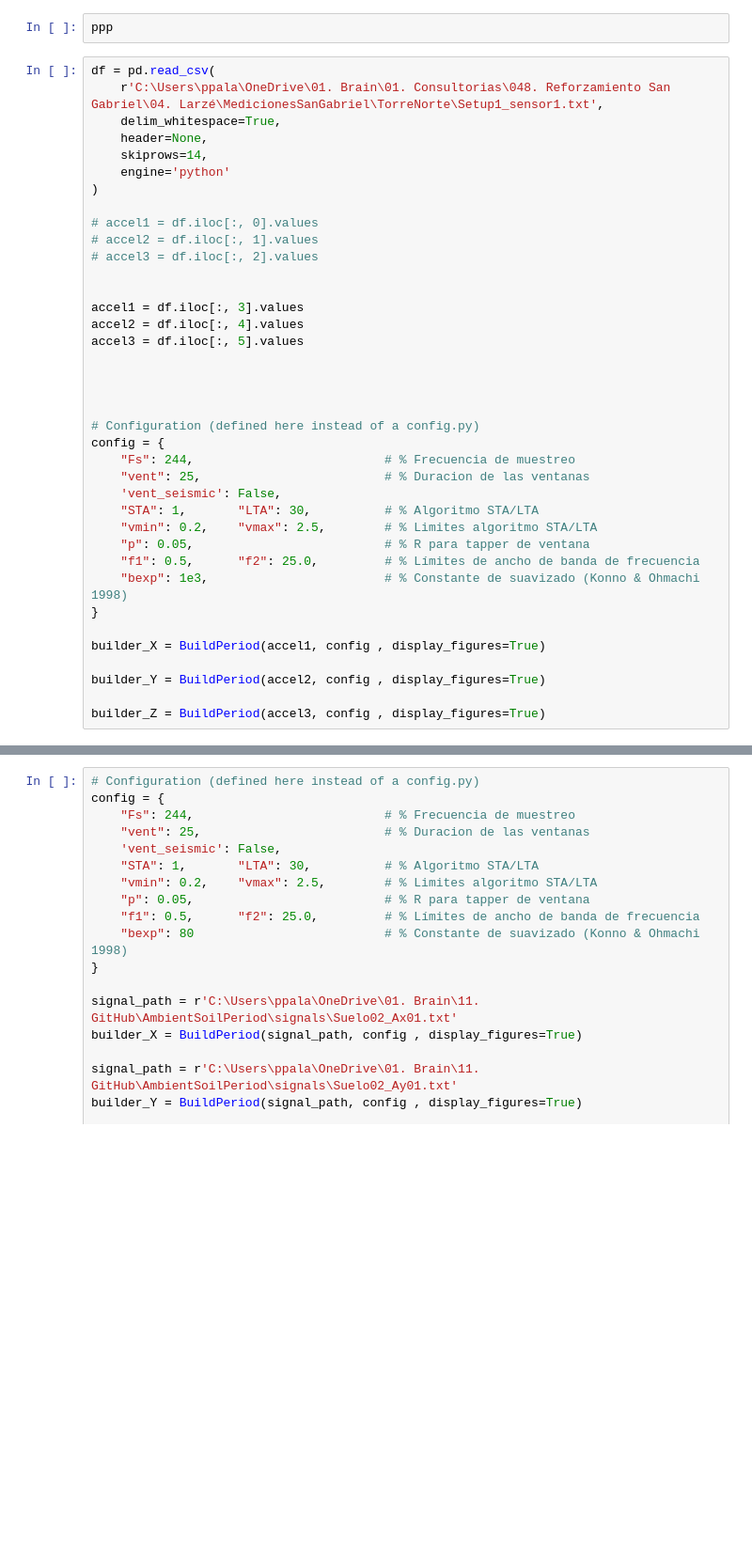
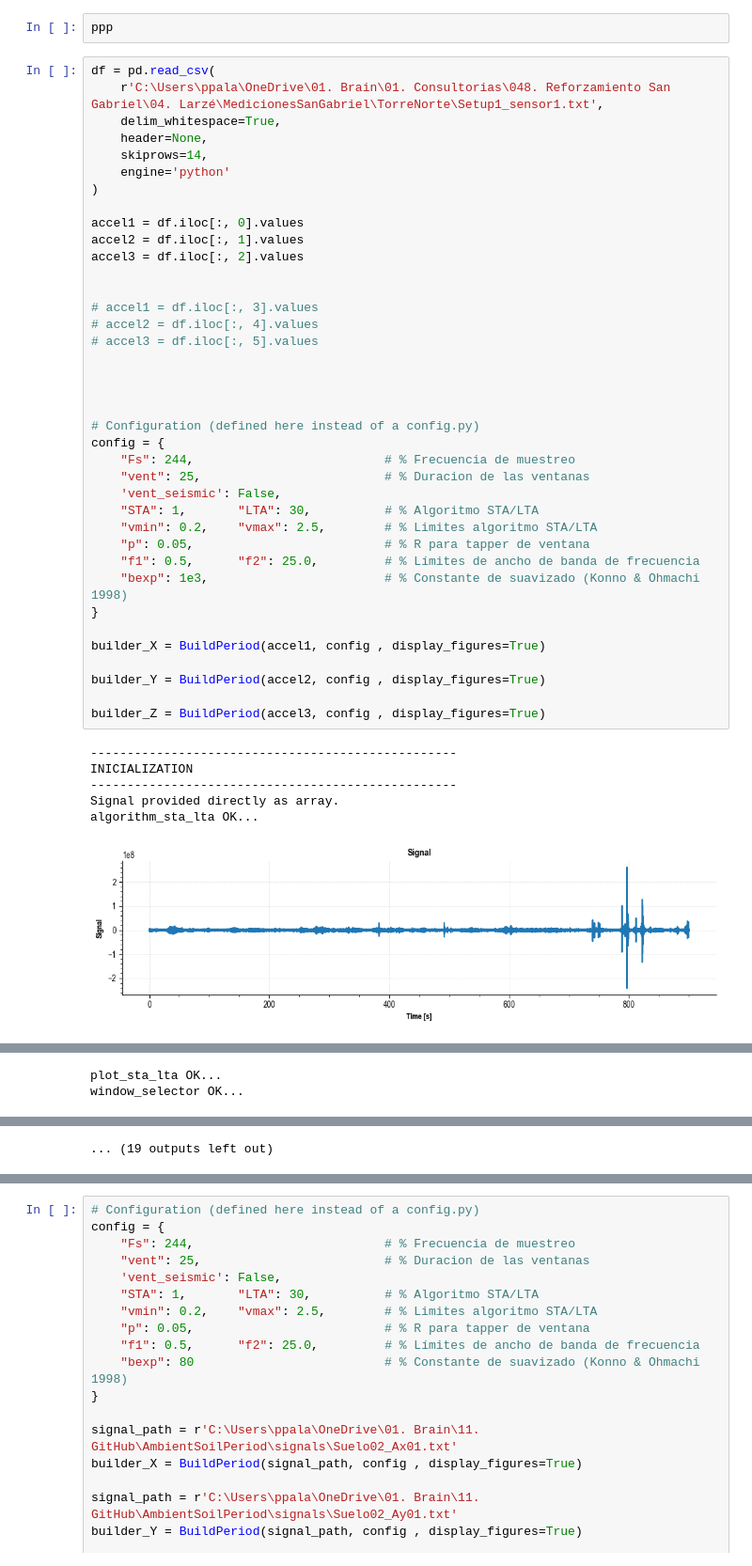
Before and after one commit to ppalacios92/AmbientSoilPeriod, a Jupyter notebook: notebooks/Main.ipynb, the cells around one changed output, grey strips where cells are left out. Shown at 94% size. Saved outputs shown, nothing was run; the diff lists cells and outputs as text; blank space fills up the shorter version.

```diff
--- a/notebooks/Main.ipynb
+++ b/notebooks/Main.ipynb
@@ -108,36 +108,43 @@ df = pd.read_csv(
     r'C:\Users\ppala\OneDrive\01. Brain\01. Consultorias\048. Reforzamiento San Gabriel\04. Larzé\MedicionesSanGabriel\TorreNorte\Setup1_sensor1.txt',
     delim_whitespace=True,
     header=None,
     skiprows=14,
     engine='python'
 )
 
-# accel1 = df.iloc[:, 0].values
-# accel2 = df.iloc[:, 1].values
-# accel3 = df.iloc[:, 2].values
+accel1 = df.iloc[:, 0].values
+accel2 = df.iloc[:, 1].values
+accel3 = df.iloc[:, 2].values
 
 
-accel1 = df.iloc[:, 3].values
-accel2 = df.iloc[:, 4].values
-accel3 = df.iloc[:, 5].values
+# accel1 = df.iloc[:, 3].values
+# accel2 = df.iloc[:, 4].values
+# accel3 = df.iloc[:, 5].values
 
 
 
 
 # Configuration (defined here instead of a config.py)
 config = {
     "Fs": 244,                          # % Frecuencia de muestreo
     "vent": 25,                         # % Duracion de las ventanas
     'vent_seismic': False,
     "STA": 1,       "LTA": 30,          # % Algoritmo STA/LTA
     "vmin": 0.2,    "vmax": 2.5,        # % Limites algoritmo STA/LTA
     "p": 0.05,                          # % R para tapper de ventana
     "f1": 0.5,      "f2": 25.0,         # % Límites de ancho de banda de frecuencia
     "bexp": 1e3,                        # % Constante de suavizado (Konno & Ohmachi 1998)
 }
 
 builder_X = BuildPeriod(accel1, config , display_figures=True)
 
 builder_Y = BuildPeriod(accel2, config , display_figures=True)
 
 builder_Z = BuildPeriod(accel3, config , display_figures=True)
+# %% [output]
+--------------------------------------------------
+INICIALIZATION
+--------------------------------------------------
+Signal provided directly as array.
+algorithm_sta_lta OK...
+[figure, added]
@@ -143,0 +154,2 @@ builder_Z = BuildPeriod(accel3, config , display_figures=True)
+plot_sta_lta OK...
+window_selector OK...
@@ -143,0 +178 @@ builder_Z = BuildPeriod(accel3, config , display_figures=True)
+... (19 outputs left out)
```
Also changed, not shown: parts of 3 cells of this notebook, 2 other files.
